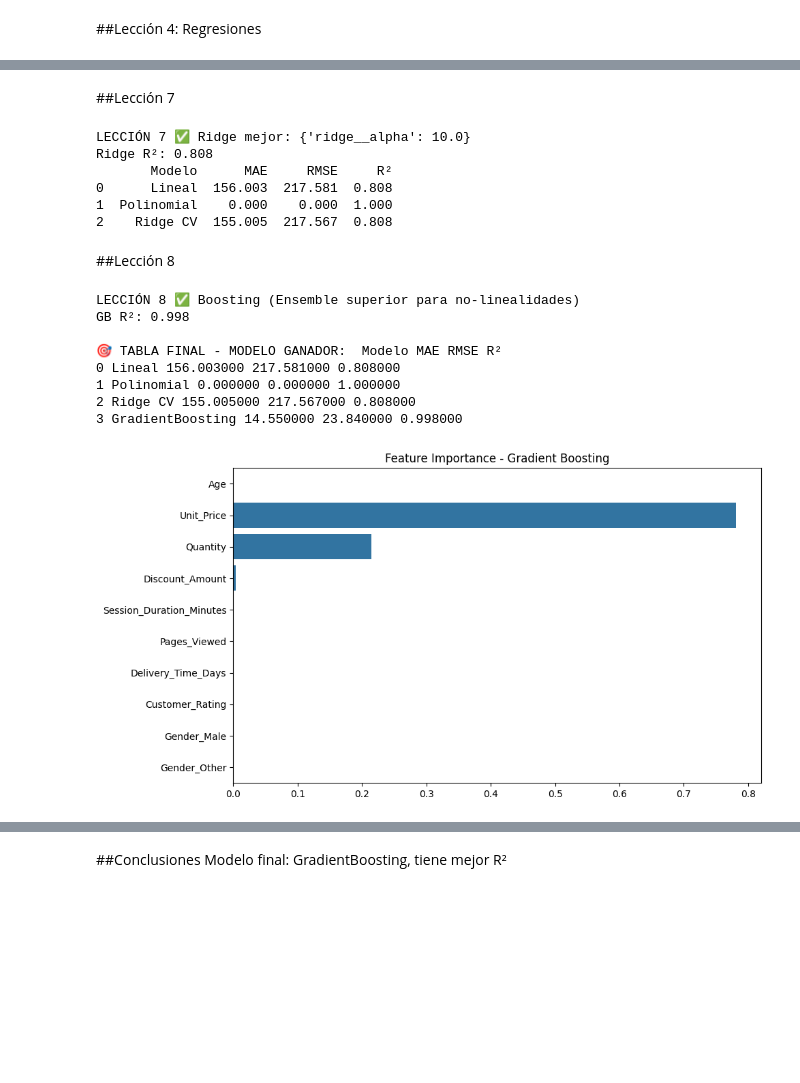
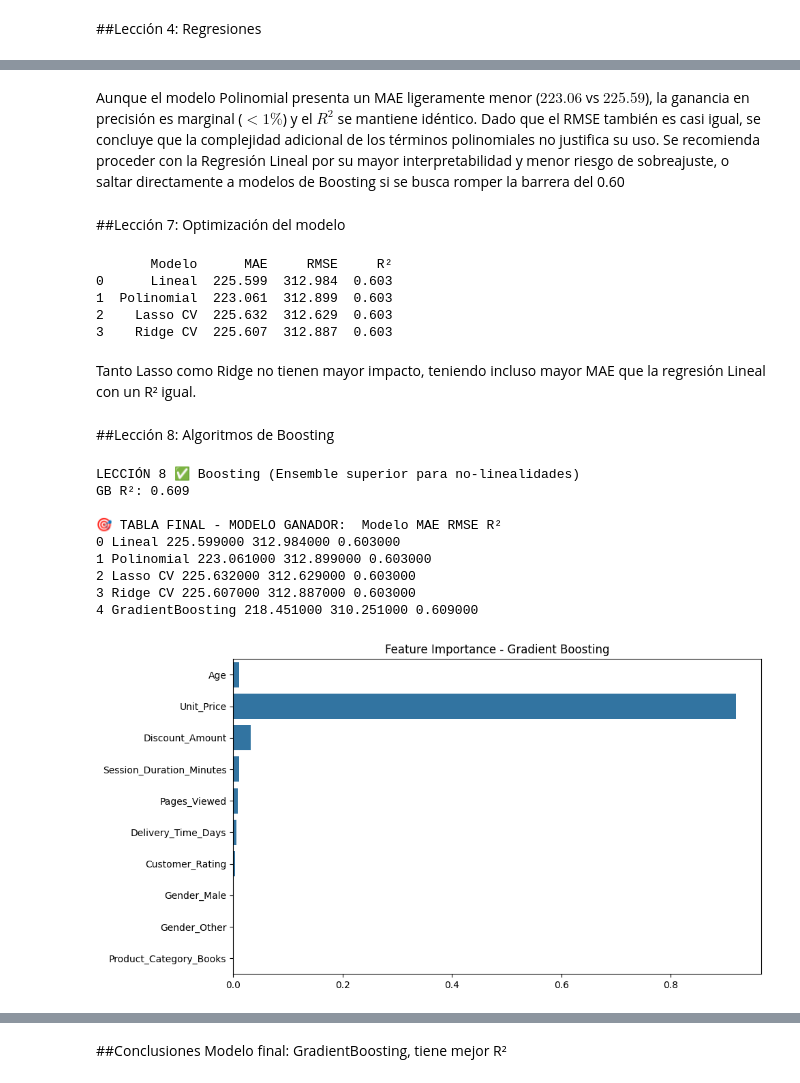
Before and after one commit to luisleonb/Proyecto_M6_ABP, a Jupyter notebook: Proyecto_M6_Luis_León.ipynb, the cells around one changed output, grey strips where cells are left out. Cells and saved outputs as stored; diff of their text form; code cells hidden in the pictures; blank space fills up the shorter version.

```diff
--- a/Proyecto_M6_Luis_León.ipynb
+++ b/Proyecto_M6_Luis_León.ipynb
@@ -119,7 +87,7 @@ df.columns.to_list()
 # %% [markdown]
 ##Limpieza pre-pipeline (Outliers/Nulos)
 # %%
-# Limpieza básica (Lección 3)
+# Limpieza básica
 df_clean = df.dropna()
 Q1, Q3 = df_clean['Total_Amount'].quantile([0.25, 0.75])
 iqr = Q3 - Q1
@@ -128,7 +96,7 @@ df_clean = df_clean[(df_clean['Total_Amount'] >= Q1-1.5*iqr) &
 print(f"Filas: {len(df)} → {len(df_clean)}")
 
 # Features principales
-num = ['Age', 'Unit_Price', 'Quantity', 'Discount_Amount', 'Session_Duration_Minutes', 'Pages_Viewed', 'Delivery_Time_Days', 'Customer_Rating']
+num = ['Age', 'Unit_Price', 'Discount_Amount', 'Session_Duration_Minutes', 'Pages_Viewed', 'Delivery_Time_Days', 'Customer_Rating']
 cat = ['Gender', 'Product_Category', 'Payment_Method']
 X = df_clean[num + cat]
 y = df_clean['Total_Amount']
@@ -171,8 +138,9 @@ Name: Total_Amount, dtype: float64
 ##Lección 3: Preprocesamiento y escalamiento de datos
 # %%
 # PREPROCESADOR reutilizable
-scaler = StandardScaler()
-categorical = OneHotEncoder(drop='first', sparse_output=False)
+scaler = RobustScaler() #para las variables numéricas
+#se uso RobustScaler para ver la diferencia con StandardScaler y ver si tiene mejor manejo de outliers
+categorical = OneHotEncoder(drop='first', sparse_output=False) #para variables categóricas
 
 preprocessor = ColumnTransformer([
     ('num', scaler, num),
@@ -281,2 +356,4 @@ LECCIÓN 6 ✅ Tabla Métricas:
+# %% [markdown]
+Aunque el modelo Polinomial presenta un MAE ligeramente menor ($223.06$ vs $225.59$), la ganancia en precisión es marginal ($<1\%$) y el $R^2$ se mantiene idéntico. Dado que el RMSE también es casi igual, se concluye que la complejidad adicional de los términos polinomiales no justifica su uso. Se recomienda proceder con la Regresión Lineal por su mayor interpretabilidad y menor riesgo de sobreajuste, o saltar directamente a modelos de Boosting si se busca romper la barrera del 0.60
 # %% [markdown]
-##Lección 7
+##Lección 7: Optimización del modelo
@@ -289,52 +370,69 @@ pipeline_ridge = Pipeline([
 param_grid_ridge = {'ridge__alpha': [0.1, 1.0, 10.0]} # Corrected parameter name
 grid_ridge = GridSearchCV(pipeline_ridge, param_grid_ridge, cv=5, scoring='r2')
 grid_ridge.fit(X_train, y_train)
-print(f"LECCIÓN 7 ✅ Ridge mejor: {grid_ridge.best_params_}")
-print(f"Ridge R²: {grid_ridge.score(X_test, y_test):.3f}")
+#print(f"Ridge mejor: {grid_ridge.best_params_}")
+#print(f"Ridge R²: {grid_ridge.score(X_test, y_test):.3f}")
+
+# Lasso
+pipeline_lasso = Pipeline([
+    ('preprocess', preprocessor),
+    ('lasso', Lasso())
+])
+
+param_grid_lasso = {'lasso__alpha': [0.1, 1.0, 10.0]}
+grid_lasso = GridSearchCV(pipeline_lasso, param_grid_lasso, cv=5, scoring='r2')
+grid_lasso.fit(X_train, y_train)
+
+#Agrega lasso a tabla
+y_pred_lasso = grid_lasso.predict(X_test)
+tabla.loc[len(tabla)] = metrics_table(y_test, [y_pred_lasso], ['Lasso CV']).iloc[0]
+
 
 # Agrega a tabla
 y_pred_ridge = grid_ridge.predict(X_test)
 tabla.loc[len(tabla)] = metrics_table(y_test, [y_pred_ridge], ['Ridge CV']).iloc[0]
 print(tabla)
 # %% [output]
-LECCIÓN 7 ✅ Ridge mejor: {'ridge__alpha': 10.0}
-Ridge R²: 0.808
        Modelo      MAE     RMSE     R²
-0      Lineal  156.003  217.581  0.808
-1  Polinomial    0.000    0.000  1.000
-2    Ridge CV  155.005  217.567  0.808
+0      Lineal  225.599  312.984  0.603
+1  Polinomial  223.061  312.899  0.603
+2    Lasso CV  225.632  312.629  0.603
+3    Ridge CV  225.607  312.887  0.603
+# %% [markdown]
+Tanto Lasso como Ridge no tienen mayor impacto, teniendo incluso mayor MAE que la regresión Lineal con un R² igual.
 # %% [markdown]
-##Lección 8
+##Lección 8: Algoritmos de Boosting
 # %%
 # Gradient Boosting
 pipeline_gb = Pipeline([
     ('preprocess', preprocessor),
     ('gb', GradientBoostingRegressor(n_estimators=200, random_state=42))
 ])
 pipeline_gb.fit(X_train, y_train)
 y_pred_gb = pipeline_gb.predict(X_test)
 
 print("LECCIÓN 8 ✅ Boosting (Ensemble superior para no-linealidades)")
 print(f"GB R²: {pipeline_gb.score(X_test, y_test):.3f}")
 
 # Tabla FINAL
 tabla.loc[len(tabla)] = metrics_table(y_test, [y_pred_gb], ['GradientBoosting']).iloc[0]
 print("\n🎯 TABLA FINAL - MODELO GANADOR:", tabla.style.highlight_max(axis=0).to_string())
 
 # Feature Importance (GB)
 importances = pipeline_gb.named_steps['gb'].feature_importances_
-feature_names = numeric_feats + list(preprocessor.named_transformers_['cat'].get_feature_names_out())
+feature_names = num + list(preprocessor.named_transformers_['cat'].get_feature_names_out())
 plt.figure(figsize=(10,6))
 sns.barplot(x=importances[:10], y=feature_names[:10])  # Top 10
 plt.title('Feature Importance - Gradient Boosting')
 plt.show()
 # %% [output]
 LECCIÓN 8 ✅ Boosting (Ensemble superior para no-linealidades)
-GB R²: 0.998
+GB R²: 0.609
 
 🎯 TABLA FINAL - MODELO GANADOR:  Modelo MAE RMSE R²
-0 Lineal 156.003000 217.581000 0.808000
-1 Polinomial 0.000000 0.000000 1.000000
-2 Ridge CV 155.005000 217.567000 0.808000
-3 GradientBoosting 14.550000 23.840000 0.998000
+0 Lineal 225.599000 312.984000 0.603000
+1 Polinomial 223.061000 312.899000 0.603000
+2 Lasso CV 225.632000 312.629000 0.603000
+3 Ridge CV 225.607000 312.887000 0.603000
+4 GradientBoosting 218.451000 310.251000 0.609000
-[figure, old version]
+[figure, new version]
```
Also changed, not shown: parts of 24 cells of this notebook.
